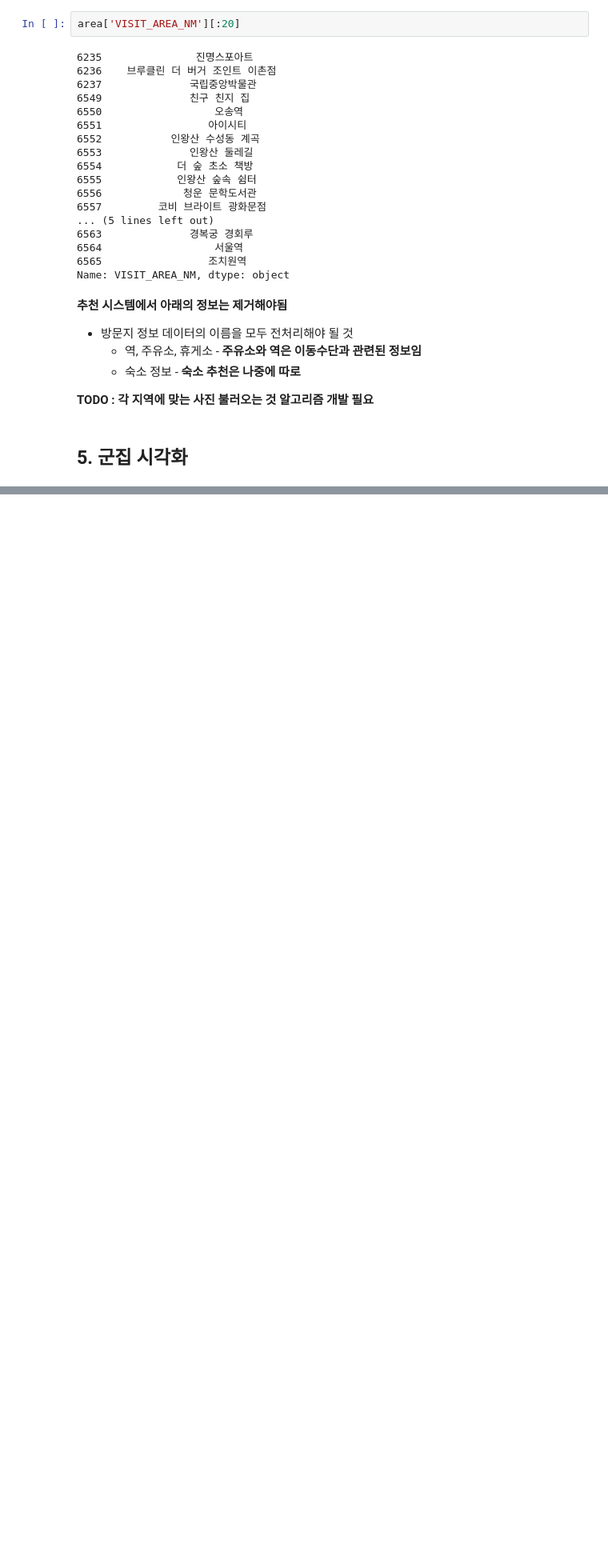
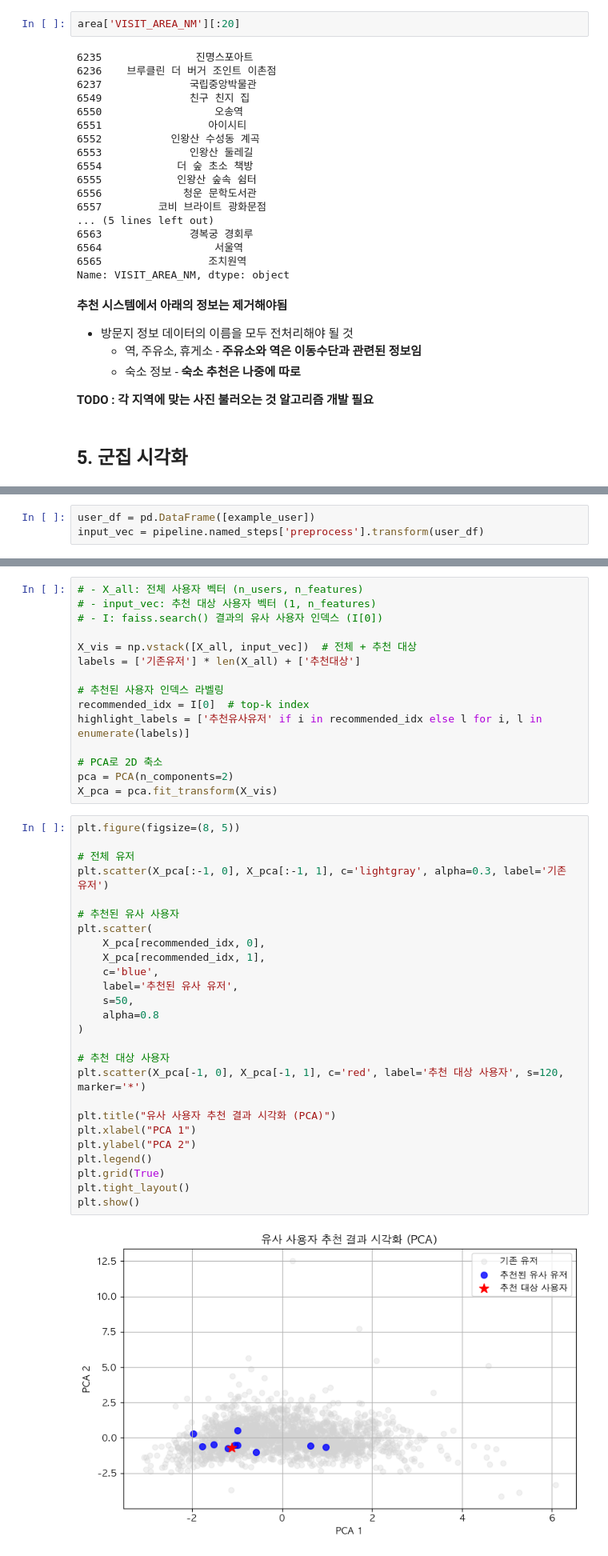
Before and after one commit to UnknwonD/GNN_Recommend, a Jupyter notebook: EDA/010_Traveler.ipynb, the cells around one changed output, grey strips where cells are left out. Shown at 80% size. Drawn from its saved outputs; the diff is of its cells as text; blank space fills up the shorter version.

```diff
--- a/EDA/010_Traveler.ipynb
+++ b/EDA/010_Traveler.ipynb
@@ -256,0 +268,3 @@ plt.show()
+# %%
+user_df = pd.DataFrame([example_user])
+input_vec = pipeline.named_steps['preprocess'].transform(user_df)
@@ -256,0 +379,43 @@ plt.show()
+# %%
+# - X_all: 전체 사용자 벡터 (n_users, n_features)
+# - input_vec: 추천 대상 사용자 벡터 (1, n_features)
+# - I: faiss.search() 결과의 유사 사용자 인덱스 (I[0])
+
+X_vis = np.vstack([X_all, input_vec])  # 전체 + 추천 대상
+labels = ['기존유저'] * len(X_all) + ['추천대상']
+
+# 추천된 사용자 인덱스 라벨링
+recommended_idx = I[0]  # top-k index
+highlight_labels = ['추천유사유저' if i in recommended_idx else l for i, l in enumerate(labels)]
+
+# PCA로 2D 축소
+pca = PCA(n_components=2)
+X_pca = pca.fit_transform(X_vis)
+# %%
+plt.figure(figsize=(8, 5))
+
+# 전체 유저
+plt.scatter(X_pca[:-1, 0], X_pca[:-1, 1], c='lightgray', alpha=0.3, label='기존 유저')
+
+# 추천된 유사 사용자
+plt.scatter(
+    X_pca[recommended_idx, 0],
+    X_pca[recommended_idx, 1],
+    c='blue',
+    label='추천된 유사 유저',
+    s=50,
+    alpha=0.8
+)
+
+# 추천 대상 사용자
+plt.scatter(X_pca[-1, 0], X_pca[-1, 1], c='red', label='추천 대상 사용자', s=120, marker='*')
+
+plt.title("유사 사용자 추천 결과 시각화 (PCA)")
+plt.xlabel("PCA 1")
+plt.ylabel("PCA 2")
+plt.legend()
+plt.grid(True)
+plt.tight_layout()
+plt.show()
+# %% [output]
+[figure, added]
```
Also changed, not shown: parts of 14 cells of this notebook.
